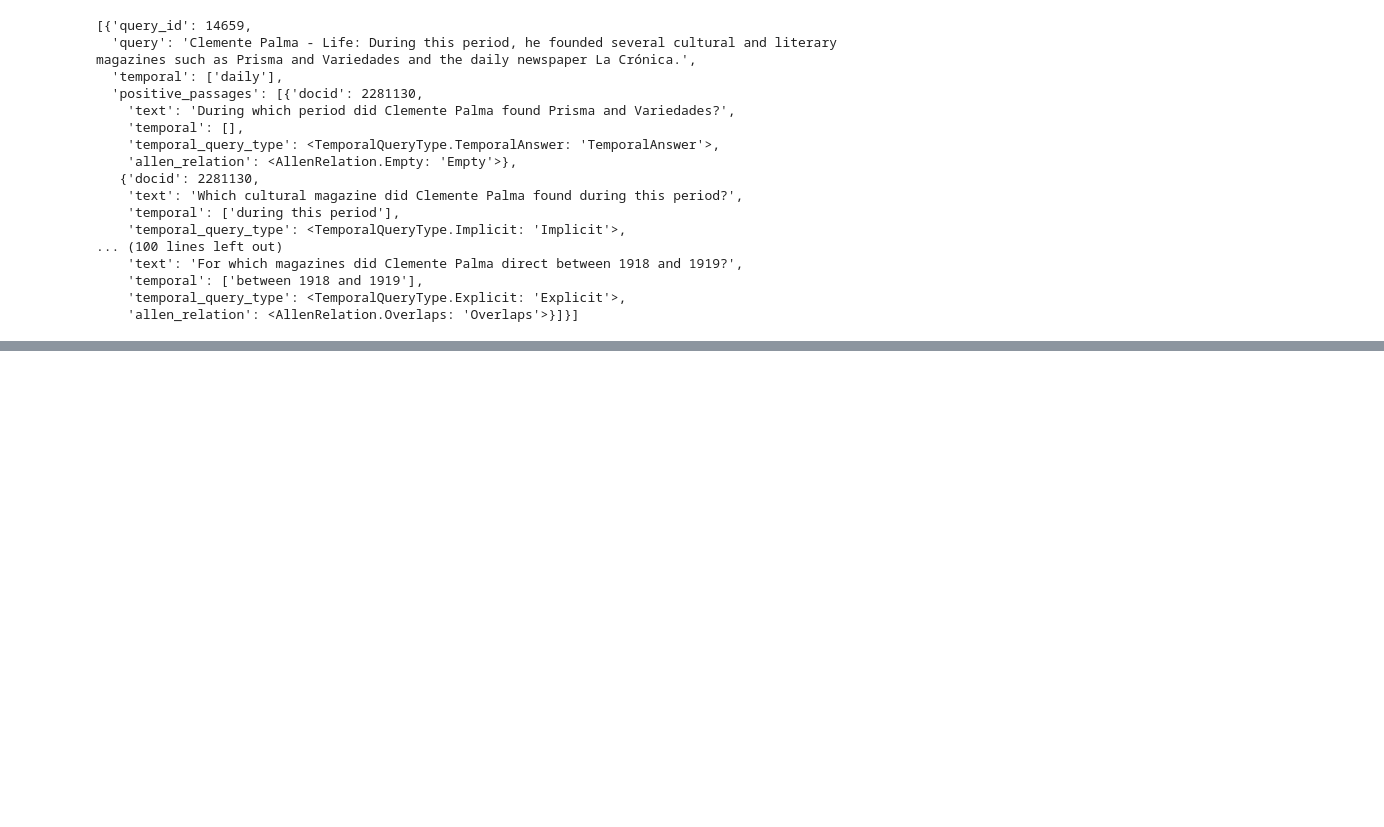
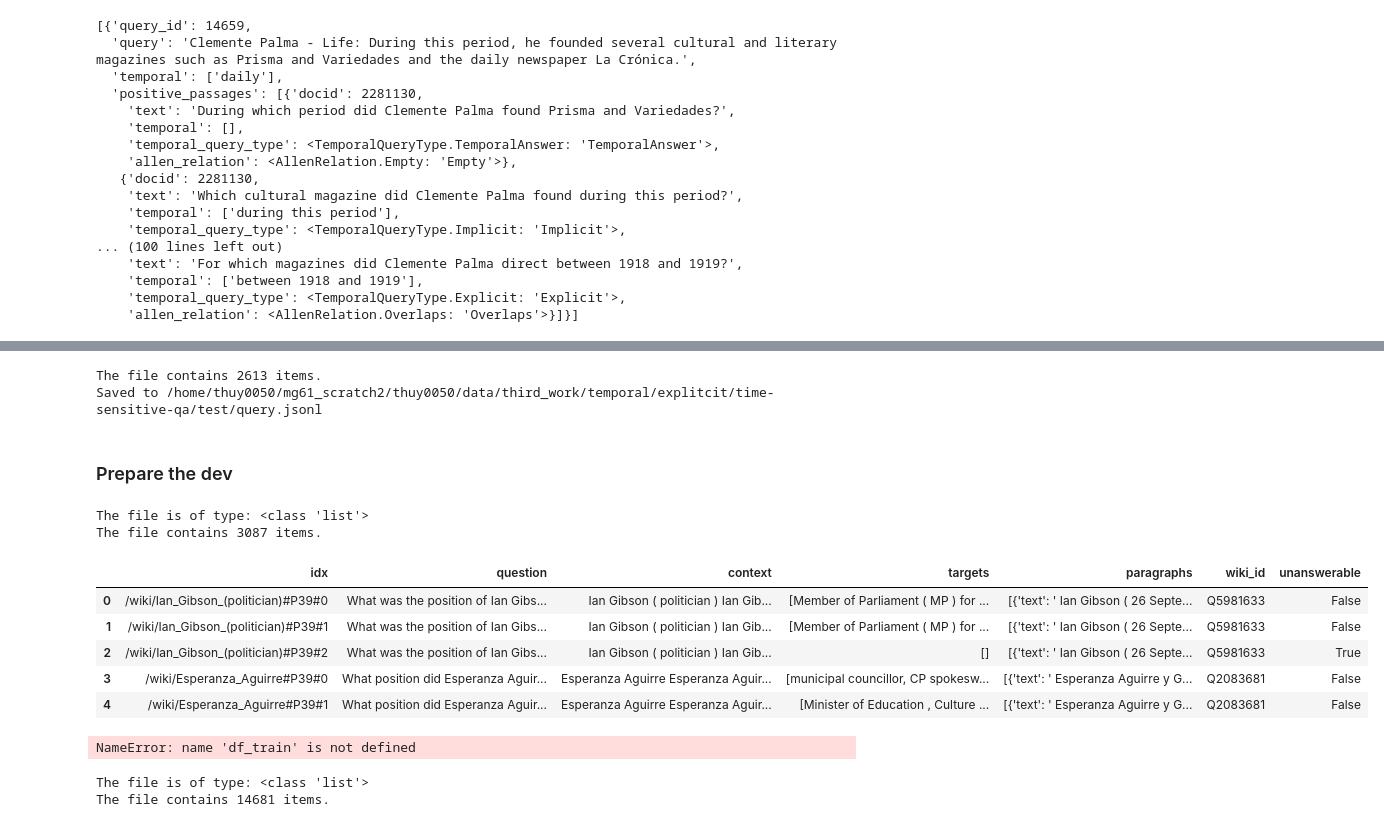
Before and after one commit to LouisDo2108/tevatron, a Jupyter notebook: louis/extract_temporal/preprocess_temporal_nobel_prize/preprocess_temporal.ipynb, the cells around one changed output, grey strips where cells are left out. Saved outputs shown, nothing was run; the diff lists cells and outputs as text; code cells hidden in the pictures; blank space fills up the shorter version.

```diff
--- a/louis/extract_temporal/preprocess_temporal_nobel_prize/preprocess_temporal.ipynb
+++ b/louis/extract_temporal/preprocess_temporal_nobel_prize/preprocess_temporal.ipynb
@@ -1763,0 +2216,9 @@ cleanup_dist_env_and_memory()
+# %%
+write_json(
+    "/home/thuy0050/mg61_scratch2/thuy0050/data/third_work/temporal/explitcit/time-sensitive-qa/test/query.jsonl", test_jsonl, jsonl=True
+)
+# %% [output]
+The file contains 2613 items.
+Saved to /home/thuy0050/mg61_scratch2/thuy0050/data/third_work/temporal/explitcit/time-sensitive-qa/test/query.jsonl
+# %% [markdown]
+### Prepare the dev
@@ -1763,0 +2229,49 @@ cleanup_dist_env_and_memory()
+# %%
+dev_jsonl = read_json(
+    "/home/thuy0050/mg61_scratch2/thuy0050/data/third_work/temporal/explitcit/time-sensitive-qa/hard/dev.hard.json",
+    jsonl=True,
+)
+
+wiki_url_regex = re.compile(r"([^#]+)")
+
+
+def process(x):
+    return mapper.url_to_id(re.sub(r"amp;", "", wiki_url_regex.match(x["idx"])[0]))
+
+
+train_id = []
+dev_id = []
+test_id = []
+
+if __name__ == "__main__":
+    # with Pool(16) as pool:  # use all available cores
+    #     train_id = list(tqdm(pool.imap(process, train_jsonl), total=len(train_jsonl)))
+
+    with Pool(16) as pool:  # use all available cores
+        dev_id = list(tqdm(pool.imap(process, dev_jsonl), total=len(dev_jsonl)))
+
+    # with Pool(16) as pool:  # use all available cores
+    #     test_id = list(tqdm(pool.imap(process, test_jsonl), total=len(test_jsonl)))
+# %% [output]
+The file is of type: <class 'list'>
+The file contains 3087 items.
+# %%
+df_train.head()
+# %% [output]
+|  | idx | question | context | targets | paragraphs | wiki_id | unanswerable |
+| 0 | /wiki/Ian_Gibson_(politician)#P39#0 | What was the position of Ian Gibs... | Ian Gibson ( politician ) Ian Gib... | [Member of Parliament ( MP ) for ... | [{'text': ' Ian Gibson ( 26 Septe... | Q5981633 | False |
+| 1 | /wiki/Ian_Gibson_(politician)#P39#1 | What was the position of Ian Gibs... | Ian Gibson ( politician ) Ian Gib... | [Member of Parliament ( MP ) for ... | [{'text': ' Ian Gibson ( 26 Septe... | Q5981633 | False |
+| 2 | /wiki/Ian_Gibson_(politician)#P39#2 | What was the position of Ian Gibs... | Ian Gibson ( politician ) Ian Gib... | [] | [{'text': ' Ian Gibson ( 26 Septe... | Q5981633 | True |
+| 3 | /wiki/Esperanza_Aguirre#P39#0 | What position did Esperanza Aguir... | Esperanza Aguirre Esperanza Aguir... | [municipal councillor, CP spokesw... | [{'text': ' Esperanza Aguirre y G... | Q2083681 | False |
+| 4 | /wiki/Esperanza_Aguirre#P39#1 | What position did Esperanza Aguir... | Esperanza Aguirre Esperanza Aguir... | [Minister of Education , Culture ... | [{'text': ' Esperanza Aguirre y G... | Q2083681 | False |
+# %%
+df_train
+# %% [output]
+NameError: name 'df_train' is not defined
+# %%
+train_jsonl = read_json(
+    "/home/thuy0050/mg61_scratch2/thuy0050/data/third_work/temporal/explitcit/time-sensitive-qa/hard/train.hard.json", jsonl=True
+)
+# %% [output]
+The file is of type: <class 'list'>
+The file contains 14681 items.
```
Also changed, not shown: parts of 36 cells of this notebook, 41 other files.
